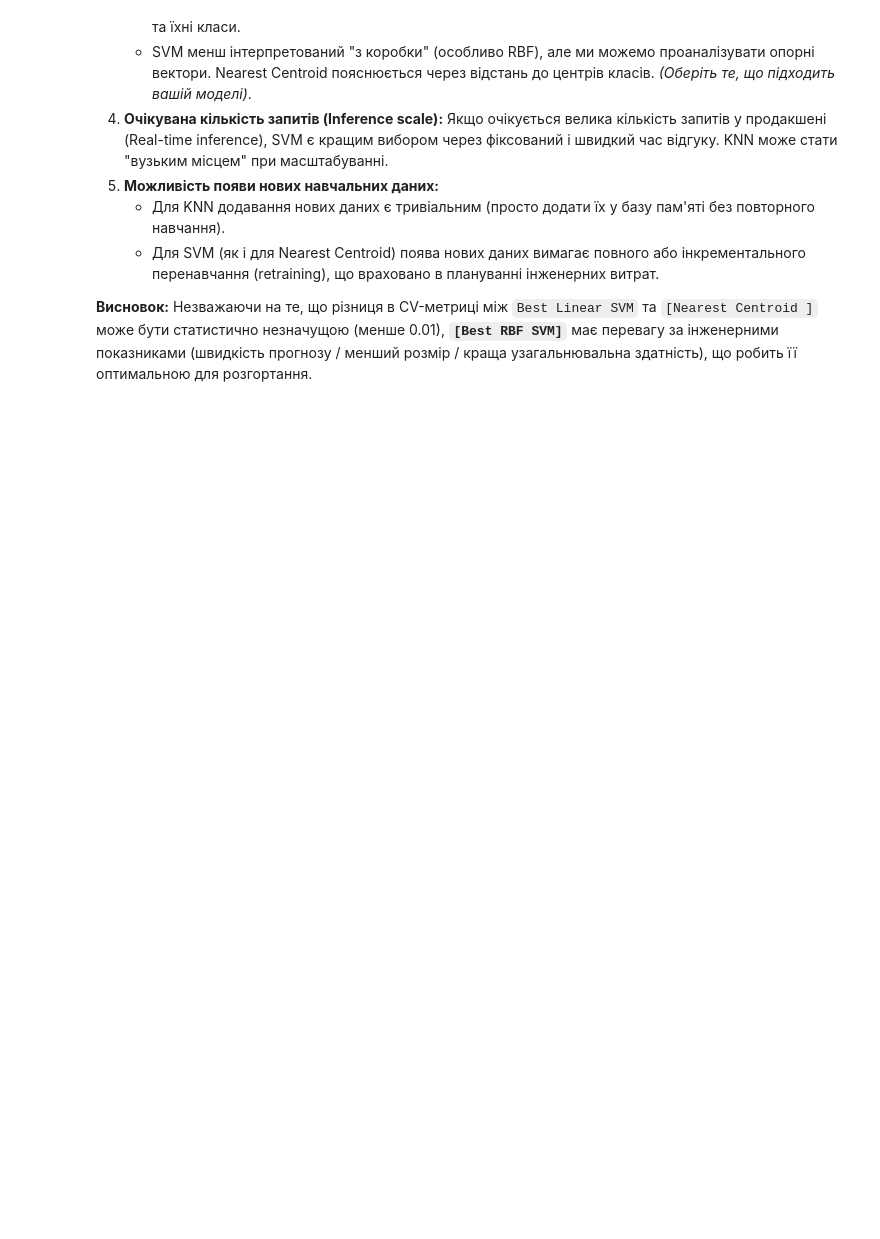
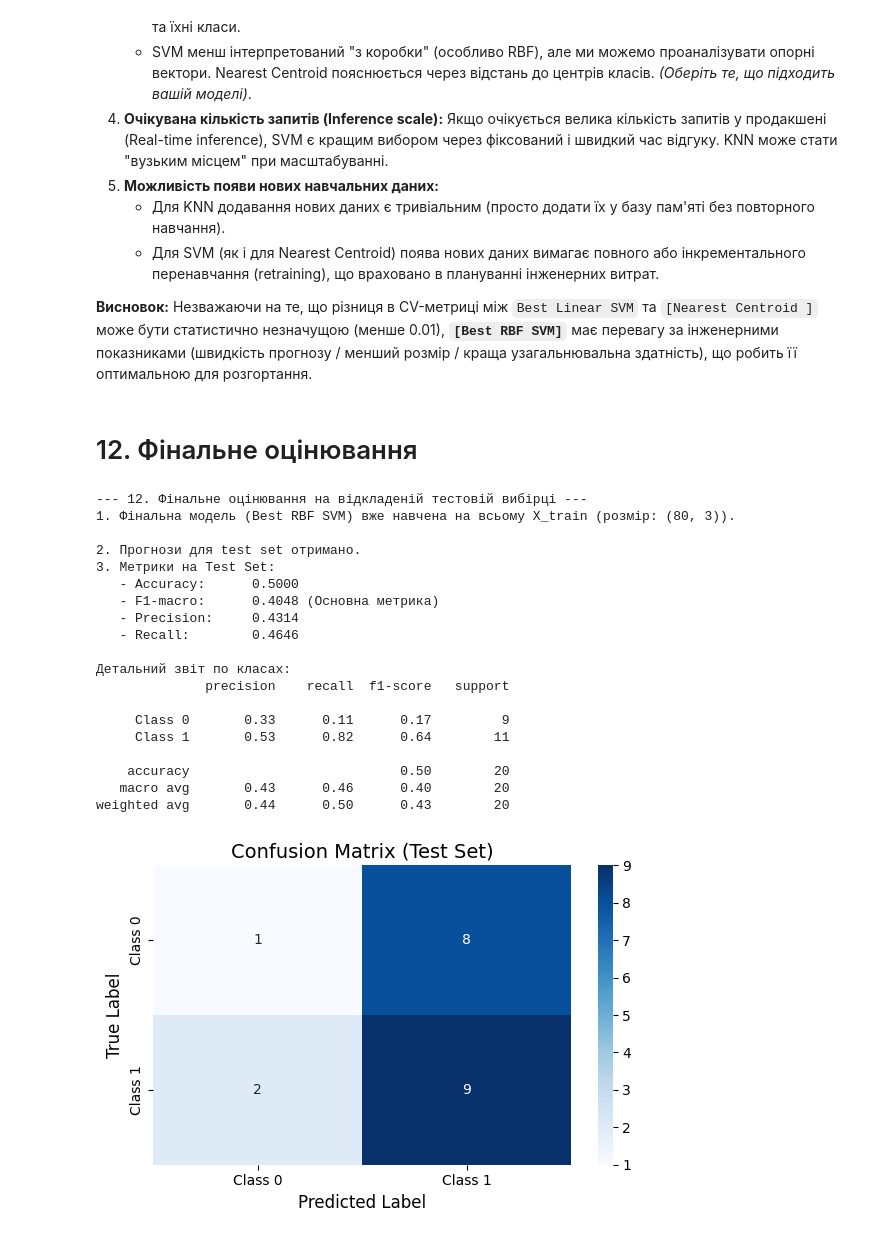
Before and after one commit to Yaroslav071315/machine-learning-course-volovnyk, a Jupyter notebook: Lab03/notebook/lab03.ipynb, the cells around one changed output. Drawn from its saved outputs; the diff is of its cells as text; code cells hidden in the pictures; blank space fills up the shorter version.

Commit message:
Selection of the final model

```diff
--- a/Lab03/notebook/lab03.ipynb
+++ b/Lab03/notebook/lab03.ipynb
@@ -1341,3 +1341,83 @@ print(f"Її середня CV Accuracy: {final_model_cv_score:.4f}")
    * Для SVM (як і для Nearest Centroid) поява нових даних вимагає повного або інкрементального перенавчання (retraining), що враховано в плануванні інженерних витрат.
 
 **Висновок:** Незважаючи на те, що різниця в CV-метриці між `Best Linear SVM` та `[Nearest Centroid	]` може бути статистично незначущою (менше 0.01), **`[Best RBF SVM]`** має перевагу за інженерними показниками (швидкість прогнозу / менший розмір / краща узагальнювальна здатність), що робить її оптимальною для розгортання.
+# %% [markdown]
+# 12. Фінальне оцінювання
+# %%
+from sklearn.metrics import accuracy_score, f1_score, precision_score, recall_score, confusion_matrix, classification_report
+import seaborn as sns
+
+print("--- 12. Фінальне оцінювання на відкладеній тестовій вибірці ---")
+
+# 1. Навчання обраної конфігурації на всій навчальній вибірці
+# Примітка: Якщо це best_estimator_ від GridSearchCV, він вже навчений на X_train.
+# Якщо це Nearest Centroid (який ми навчали вручну раніше), він теж вже навчений.
+# Для методологічної чистоти фіксуємо цей крок.
+print(f"1. Фінальна модель ({final_model_name}) вже навчена на всьому X_train (розмір: {X_train.shape}).")
+
+# 2. Один раз отримуємо прогнози для test set
+# УВАГА: Цей рядок виконується строго ОДИН РАЗ!
+y_pred_test = final_model.predict(X_test)
+
+# 3. Обчислення основної й додаткові метрик
+test_accuracy = accuracy_score(y_test, y_pred_test)
+test_f1_macro = f1_score(y_test, y_pred_test, average='macro')
+test_precision_macro = precision_score(y_test, y_pred_test, average='macro')
+test_recall_macro = recall_score(y_test, y_pred_test, average='macro')
+cm = confusion_matrix(y_test, y_pred_test)
+
+print("\n2. Прогнози для test set отримано.")
+print(f"3. Метрики на Test Set:")
+print(f"   - Accuracy:      {test_accuracy:.4f}")
+print(f"   - F1-macro:      {test_f1_macro:.4f} (Основна метрика)")
+print(f"   - Precision:     {test_precision_macro:.4f}")
+print(f"   - Recall:        {test_recall_macro:.4f}")
+
+print("\nДетальний звіт по класах:")
+print(classification_report(y_test, y_pred_test, target_names=['Class 0', 'Class 1']))
+
+# Візуалізація Confusion Matrix
+plt.figure(figsize=(6, 4))
+sns.heatmap(cm, annot=True, fmt='d', cmap='Blues',
+            xticklabels=['Class 0', 'Class 1'],
+            yticklabels=['Class 0', 'Class 1'])
+plt.title('Confusion Matrix (Test Set)', fontsize=14)
+plt.xlabel('Predicted Label', fontsize=12)
+plt.ylabel('True Label', fontsize=12)
+plt.tight_layout()
+plt.show()
+
+# 4. Порівняння test-результату із СѴ-оцінкою
+cv_mean_acc = df_comparison.loc[df_comparison['Модель'] == final_model_name, 'CV Accuracy (mean)'].values[0]
+cv_mean_acc_float = float(cv_mean_acc)
+
+print("\n4. Порівняння CV та Test результатів:")
+print(f"   - CV Accuracy (середня):  {cv_mean_acc_float:.4f}")
+print(f"   - Test Accuracy:          {test_accuracy:.4f}")
+print(f"   - Різниця (Test - CV):    {test_accuracy - cv_mean_acc_float:+.4f}")
+
+if abs(test_accuracy - cv_mean_acc_float) < 0.05:
+    print("   ✅ Висновок: Результати узгоджуються. Модель успішно узагальнює дані (немає суттєвого перенавчання).")
+else:
+    print("   ⚠️ Увага: Є помітна різниця між CV та Test. Можливий вплив специфічного розподілу в Test set або дрейф даних.")
+# %% [output]
+--- 12. Фінальне оцінювання на відкладеній тестовій вибірці ---
+1. Фінальна модель (Best RBF SVM) вже навчена на всьому X_train (розмір: (80, 3)).
+
+2. Прогнози для test set отримано.
+3. Метрики на Test Set:
+   - Accuracy:      0.5000
+   - F1-macro:      0.4048 (Основна метрика)
+   - Precision:     0.4314
+   - Recall:        0.4646
+
+Детальний звіт по класах:
+              precision    recall  f1-score   support
+
+     Class 0       0.33      0.11      0.17         9
+     Class 1       0.53      0.82      0.64        11
+
+    accuracy                           0.50        20
+   macro avg       0.43      0.46      0.40        20
+weighted avg       0.44      0.50      0.43        20
+[figure, added]
```
Also changed, not shown: parts of 2 cells of this notebook.
